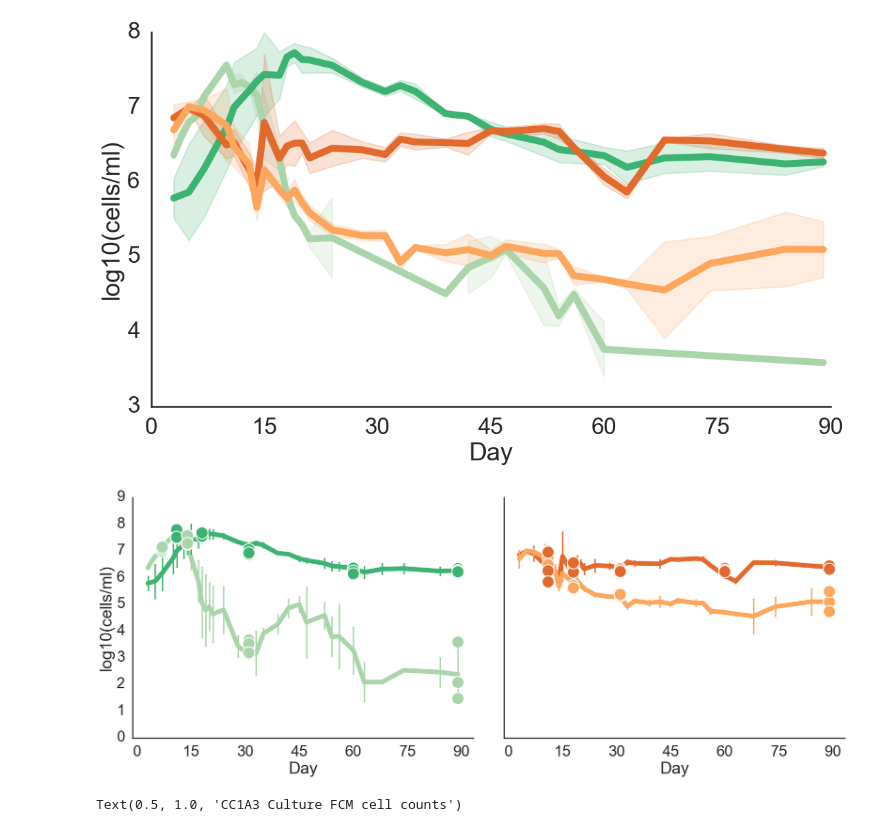
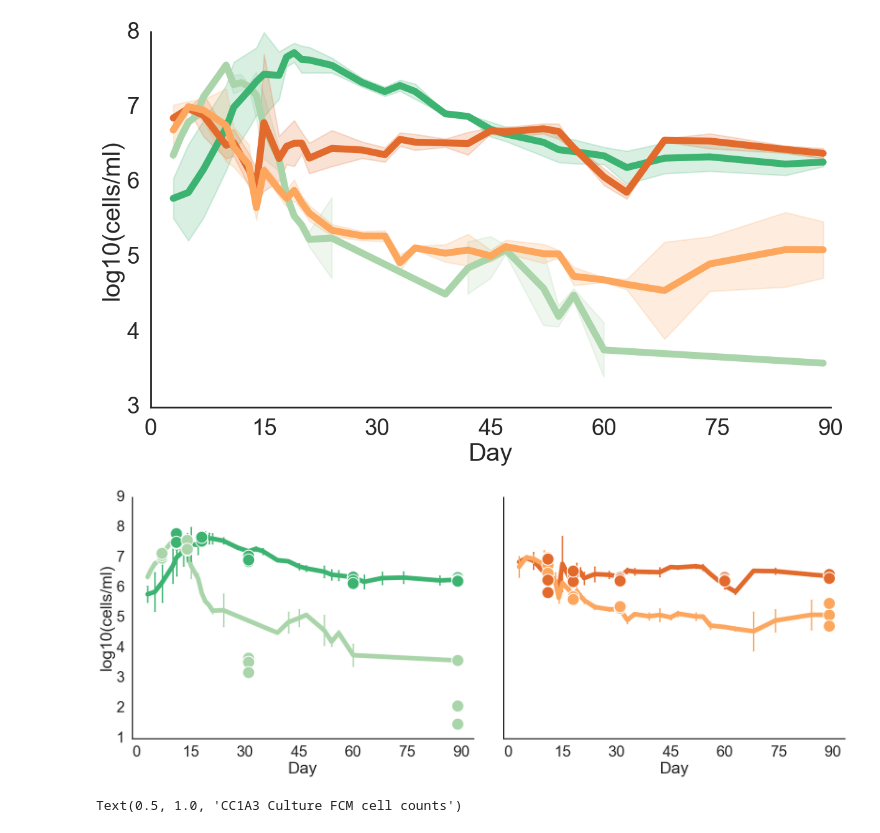
Before and after one commit to wosnat/CC1A3, a Jupyter notebook: FCM/cc1A3 notebook.ipynb, the cells around one changed output. Saved outputs shown, nothing was run; the diff lists cells and outputs as text; code cells hidden in the pictures.

```diff
--- a/FCM/cc1A3 notebook.ipynb
+++ b/FCM/cc1A3 notebook.ipynb
@@ -430,37 +430,37 @@ sns.set_context('poster', font_scale=1.5)
 fcm_df['log10(cells/ml)'] = np.log10(fcm_df['cells/ml'])
 g = sns.relplot(data=fcm_df.loc[
     fcm_df.timepoint.isin([0, 7, 5]) &
-    #(fcm_df.events > 40) &
+    (fcm_df.events > 40) &
     (~fcm_df.sample_id.isin(problematic_samples))
                            ]
             , x='Day', y='log10(cells/ml)',
             #style='replicate',
             #markers=True,
             #estimator=None, units='Sample',
             hue='group', #markersize=5,
             #size='omics',
             err_style='bars',
             col='Strain',
             hue_order=forder, palette=fpal,
             lw=10,
            kind='line', ci='sd',
             height=10, aspect=1.2,
             legend=False
            ).set(xticks=[0,15,30,45,60,75,90]).set_titles('')
 
 
 for col_val, ax in g.axes_dict.items():
     sns.scatterplot(data=fcm_df.loc[fcm_df.omics.isin([True])&# (fcm_df.events > 40) &
                                     fcm_df.Strain.isin([col_val])]
                 , x='Day', y='log10(cells/ml)',
                 hue_order=forder, palette=fpal,
                 #style='replicate',
                 hue='group', s=700,
                     zorder=20,
                     legend=False, ax=ax,
                )
 # %% [output]
-[figure, old version]
+[figure, new version]
 # %%
 
 sns.relplot(data=fcm_df.loc[
```
Also changed, not shown: parts of 14 cells of this notebook, 1 other file.
